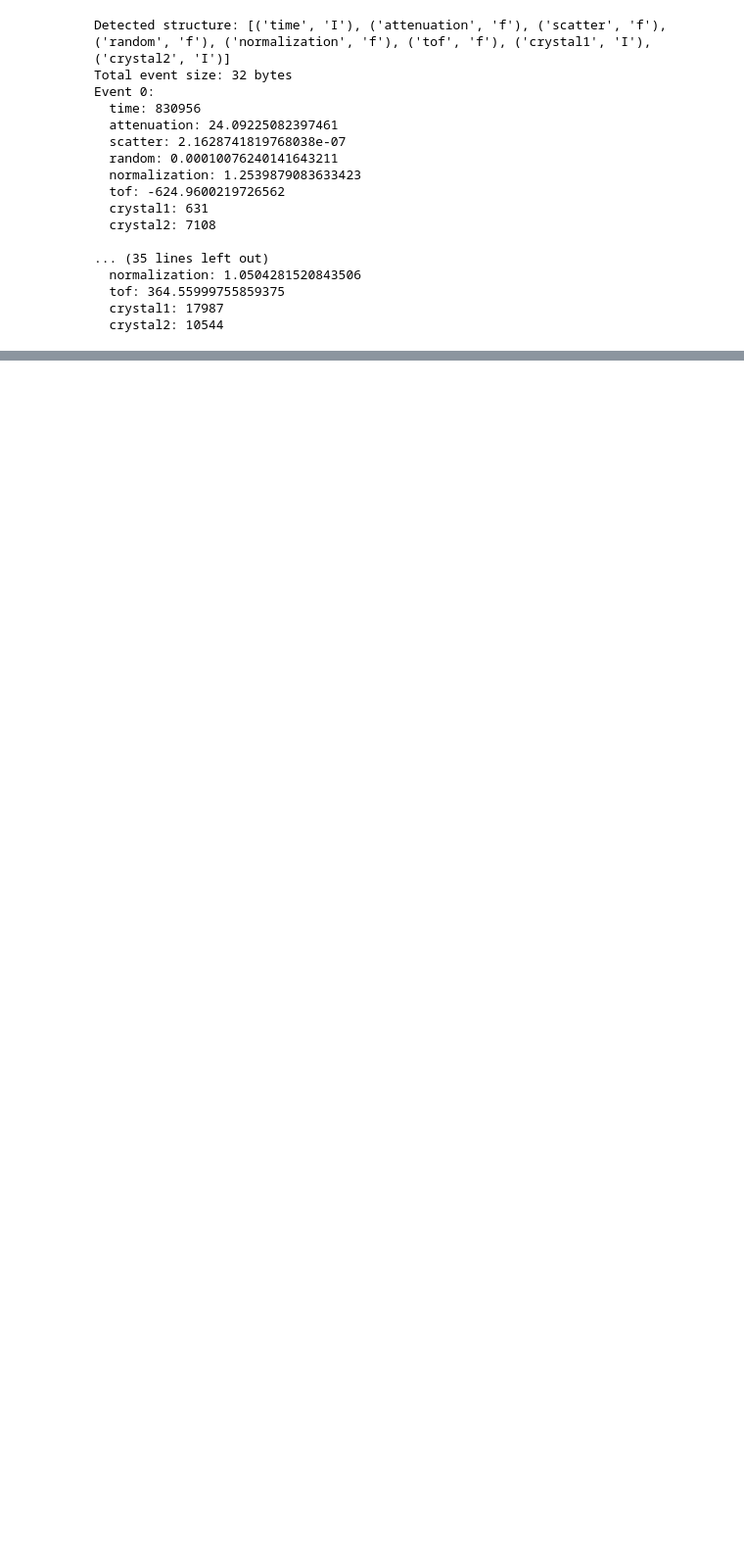
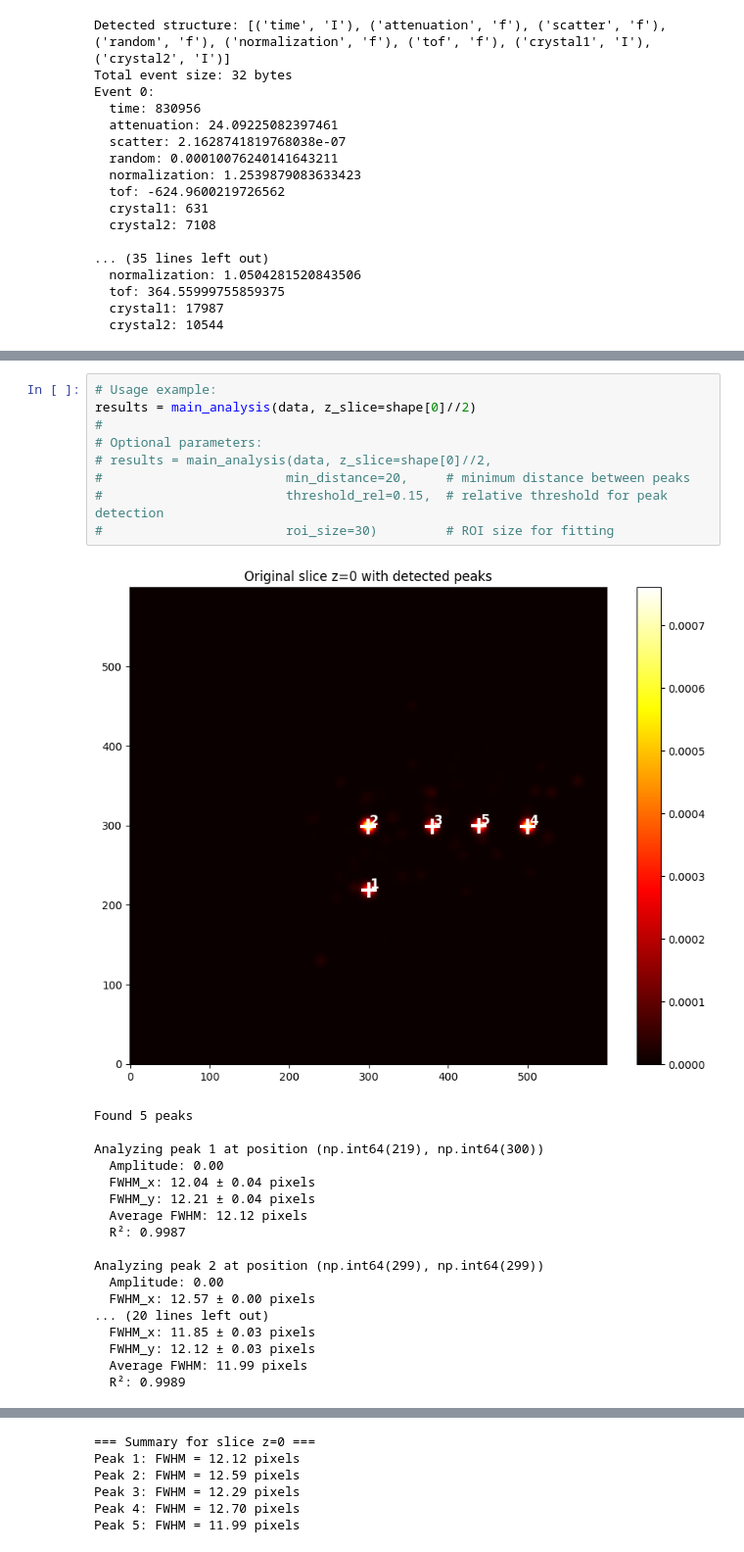
Before and after one commit to darkmatter-ucsd/LXePETSim, a Jupyter notebook: LXePETSim/castor_reconstruction/check_benchmark_image.ipynb, the cells around one changed output, grey strips where cells are left out. Shown at 98% size. Drawn from its saved outputs; the diff is of its cells as text; blank space fills up the shorter version.

```diff
--- a/LXePETSim/castor_reconstruction/check_benchmark_image.ipynb
+++ b/LXePETSim/castor_reconstruction/check_benchmark_image.ipynb
@@ -256,0 +688,28 @@ Event 0:
+# %%
+# Usage example:
+results = main_analysis(data, z_slice=shape[0]//2)
+#
+# Optional parameters:
+# results = main_analysis(data, z_slice=shape[0]//2,
+#                        min_distance=20,     # minimum distance between peaks
+#                        threshold_rel=0.15,  # relative threshold for peak detection
+#                        roi_size=30)         # ROI size for fitting
+# %% [output]
+[figure, added]
+Found 5 peaks
+
+Analyzing peak 1 at position (np.int64(219), np.int64(300))
+  Amplitude: 0.00
+  FWHM_x: 12.04 ± 0.04 pixels
+  FWHM_y: 12.21 ± 0.04 pixels
+  Average FWHM: 12.12 pixels
+  R²: 0.9987
+
+Analyzing peak 2 at position (np.int64(299), np.int64(299))
+  Amplitude: 0.00
+  FWHM_x: 12.57 ± 0.00 pixels
+... (20 lines left out)
+  FWHM_x: 11.85 ± 0.03 pixels
+  FWHM_y: 12.12 ± 0.03 pixels
+  Average FWHM: 11.99 pixels
+  R²: 0.9989
@@ -256,0 +717,6 @@ Event 0:
+=== Summary for slice z=0 ===
+Peak 1: FWHM = 12.12 pixels
+Peak 2: FWHM = 12.59 pixels
+Peak 3: FWHM = 12.29 pixels
+Peak 4: FWHM = 12.70 pixels
+Peak 5: FWHM = 11.99 pixels
```
Also changed, not shown: parts of 15 cells of this notebook.
